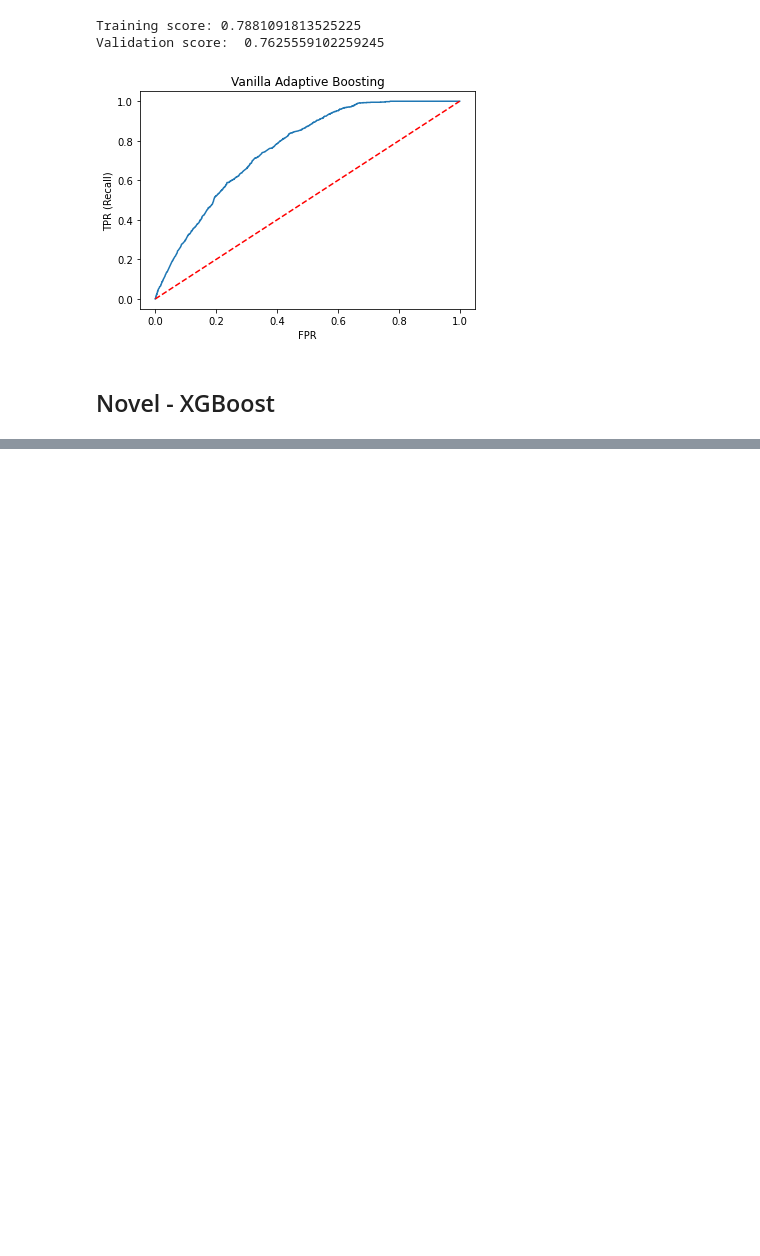
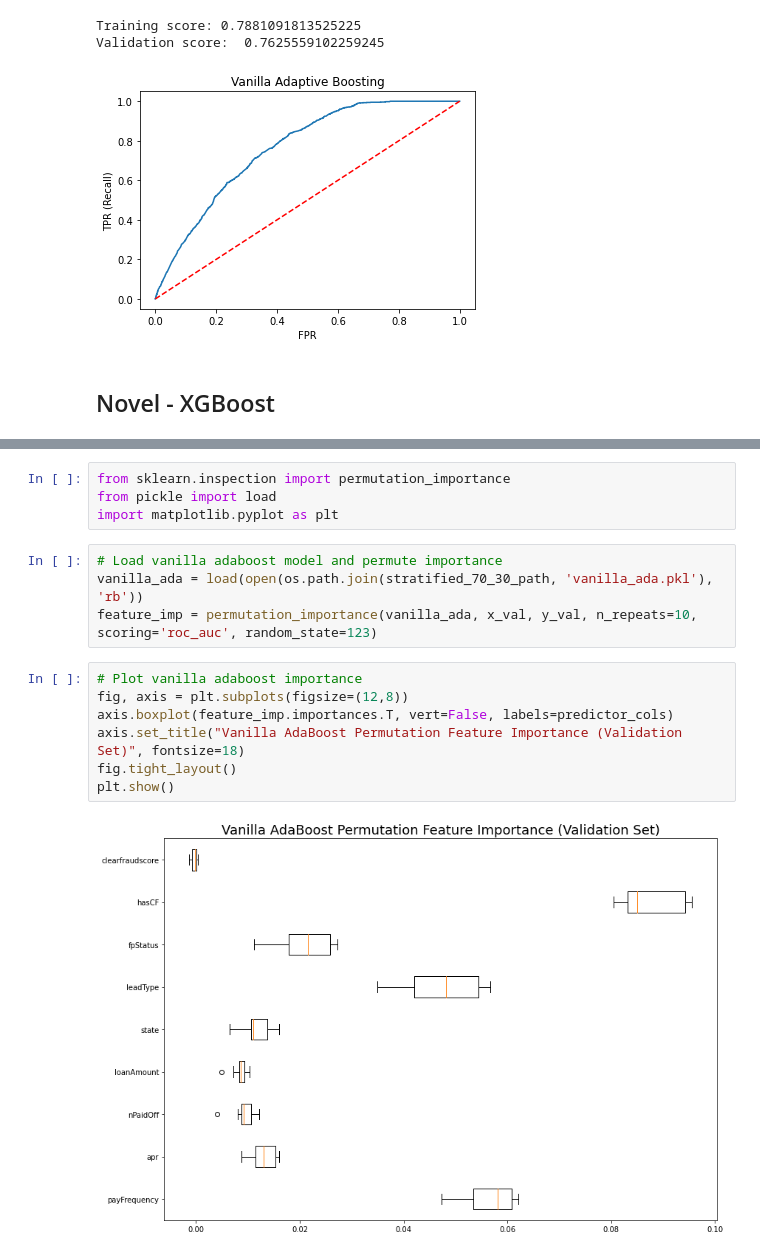
Before and after one commit to Mkho-cs/Loan-Repayment-EDA-Predictive, a Jupyter notebook: notebooks/modelling.ipynb, the cells around one changed output, grey strips where cells are left out. Cells and saved outputs as stored; diff of their text form; blank space fills up the shorter version.

Commit message:
Added feature importance

```diff
--- a/notebooks/modelling.ipynb
+++ b/notebooks/modelling.ipynb
@@ -200,0 +218,17 @@ dump(vanilla_xgb, open(os.path.join(stratified_70_30_path, 'vanilla_xgb.pkl'), '
+# %%
+from sklearn.inspection import permutation_importance
+from pickle import load
+import matplotlib.pyplot as plt
+# %%
+# Load vanilla adaboost model and permute importance
+vanilla_ada = load(open(os.path.join(stratified_70_30_path, 'vanilla_ada.pkl'), 'rb'))
+feature_imp = permutation_importance(vanilla_ada, x_val, y_val, n_repeats=10, scoring='roc_auc', random_state=123)
+# %%
+# Plot vanilla adaboost importance
+fig, axis = plt.subplots(figsize=(12,8))
+axis.boxplot(feature_imp.importances.T, vert=False, labels=predictor_cols)
+axis.set_title("Vanilla AdaBoost Permutation Feature Importance (Validation Set)", fontsize=18)
+fig.tight_layout()
+plt.show()
+# %% [output]
+[figure, added]
```
Also changed, not shown: parts of 8 cells of this notebook.
